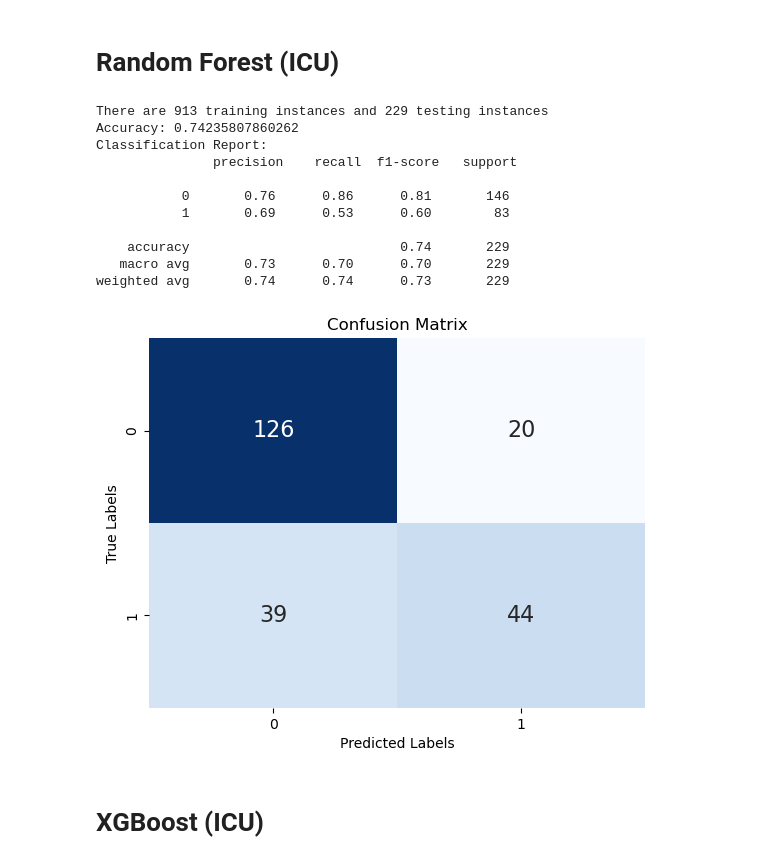
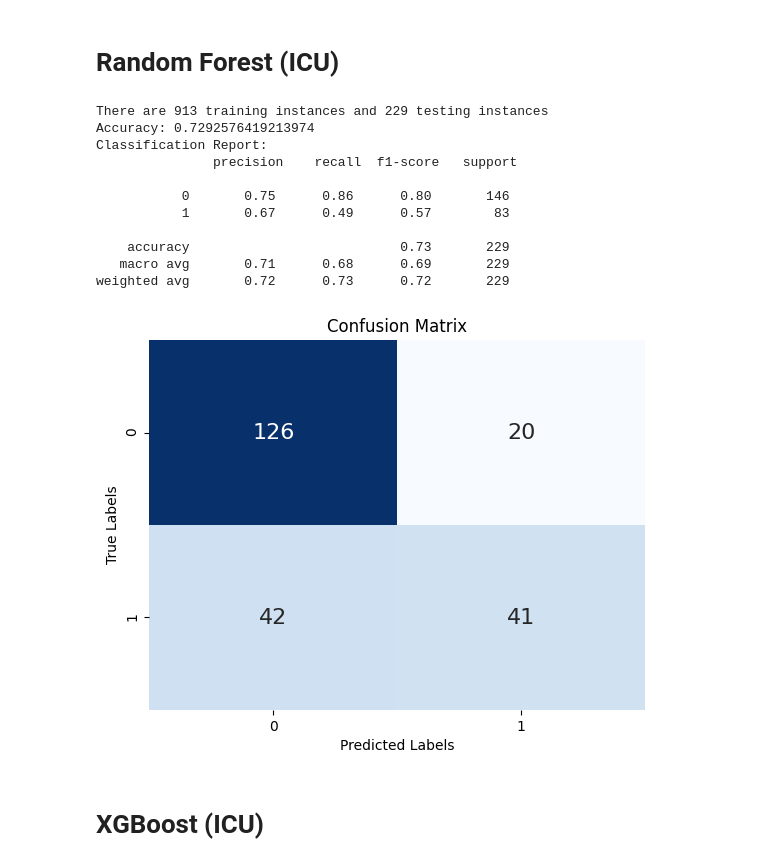
Before and after one commit to juliatompkins/surgical_critical_event_prediction, a Jupyter notebook: Initial Models.ipynb, the cells around one changed output. Drawn from its saved outputs; the diff is of its cells as text; code cells hidden in the pictures.

```diff
--- a/Initial Models.ipynb
+++ b/Initial Models.ipynb
@@ -19,4 +15,6 @@ data = data.drop(columns=['death_inhosp','Mahalanobis','icu_days','age_group','c
 # %%
-# this contains data only on people who spent at least one day in the ICU
+data = pd.read_csv("data_icu.csv")
+data = data.rename(columns={"icu_length": "inpatient"})
+data = data.drop(columns=['death_inhosp','Mahalanobis','age_group','caseid','subjectid'])
 data.head()
 # %% [output]
@@ -293,45 +123,45 @@ weighted avg       0.95      0.70      0.79       229
 # Random Forest (ICU)
 # %%
 X_rf_icu = data[['Age', 'Ht', 'Wt', 'Sex', 'OP_time', 'Open', 'Robotic', 'Videoscopic']]
-y_rf_icu = data['icu_length']
+y_rf_icu = data['inpatient']
 
 X_train_rf_icu, X_test_rf_icu, y_train_rf_icu, y_test_rf_icu = train_test_split(X_rf_icu, y_rf_icu, test_size=0.2, random_state=42)
 print(f'There are {len(y_train_rf_icu)} training instances and {len(y_test_rf_icu)} testing instances')
 
 clf_icu = RandomForestClassifier(n_estimators=100, random_state=42)
 clf_icu.fit(X_train_rf_icu, y_train_rf_icu)
 
 y_pred_rf_icu = clf_icu.predict(X_test_rf_icu)
 
 
 
 accuracy_rf_icu = accuracy_score(y_test_rf_icu, y_pred_rf_icu)
 print("Accuracy:", accuracy_rf_icu)
 
 # Classification Report
 print("Classification Report:\n", classification_report(y_test_rf_icu, y_pred_rf_icu))
 
 cm_rf_icu = confusion_matrix(y_test_rf_icu, y_pred_rf_icu)
 
 plt.figure()
 sns.heatmap(cm_rf_icu, annot=True, fmt='d', cmap='Blues', cbar=False, annot_kws={"size": 16})
 plt.xlabel('Predicted Labels')
 plt.ylabel('True Labels')
 plt.title('Confusion Matrix')
 plt.show()
 # %% [output]
 There are 913 training instances and 229 testing instances
-Accuracy: 0.74235807860262
+Accuracy: 0.7292576419213974
 Classification Report:
                precision    recall  f1-score   support
 
-           0       0.76      0.86      0.81       146
-           1       0.69      0.53      0.60        83
+           0       0.75      0.86      0.80       146
+           1       0.67      0.49      0.57        83
 
-    accuracy                           0.74       229
-   macro avg       0.73      0.70      0.70       229
-weighted avg       0.74      0.74      0.73       229
+    accuracy                           0.73       229
+   macro avg       0.71      0.68      0.69       229
+weighted avg       0.72      0.73      0.72       229
-[figure, old version]
+[figure, new version]
 # %% [markdown]
 # XGBoost (ICU)
 # %%
```
Also changed, not shown: parts of 24 cells of this notebook, 2 other files.
